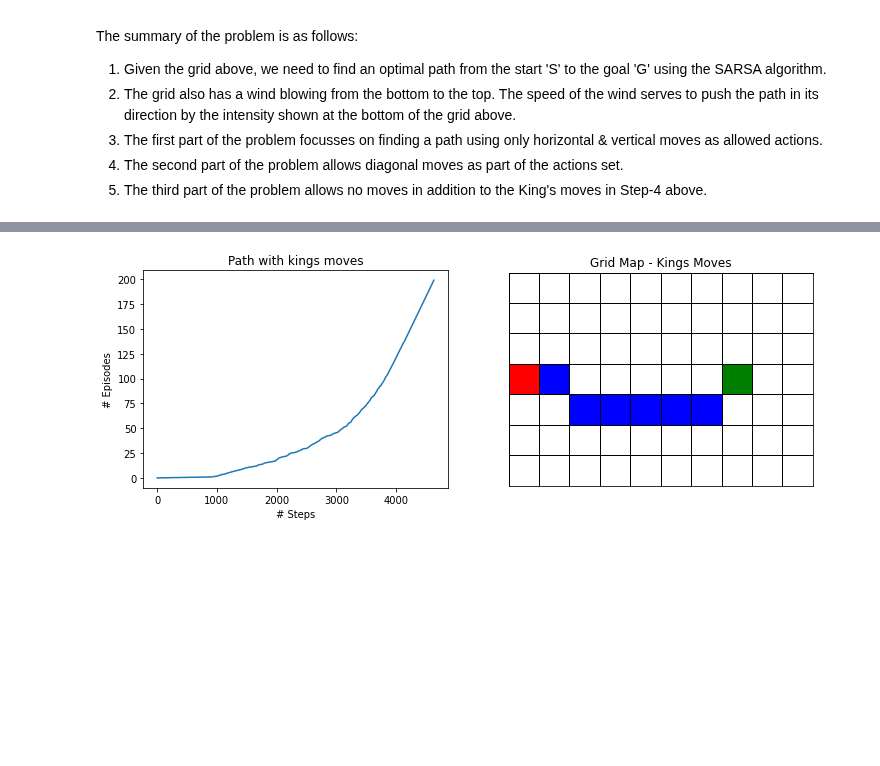
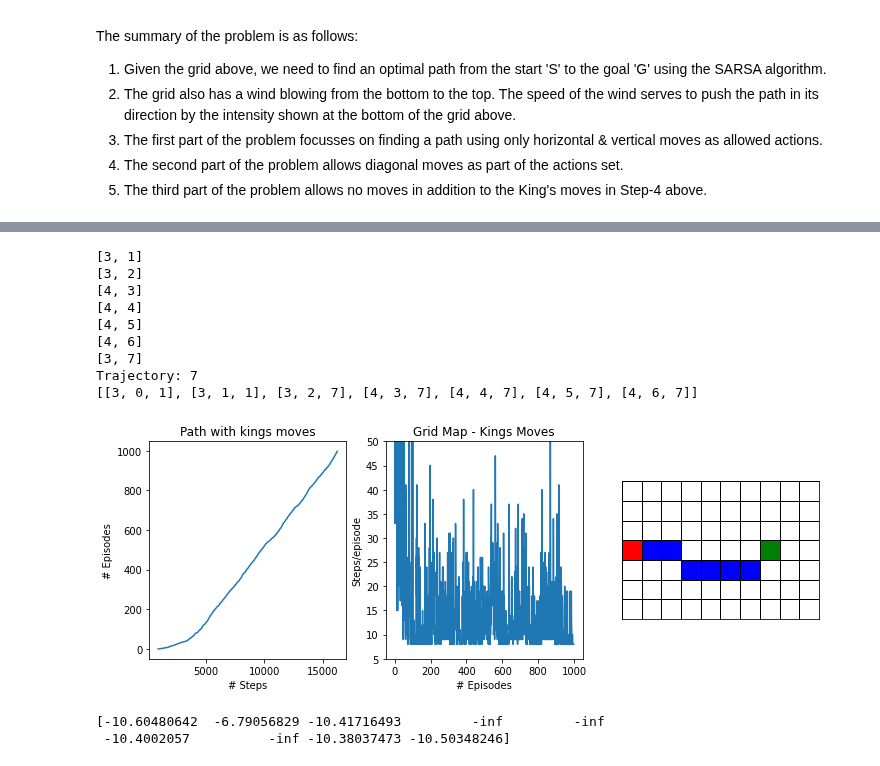
Before and after one commit to chandrusuresh/ReinforcementLearning, a Jupyter notebook: Ch6-TD_Learning/WindyGridworld.ipynb, the cells around one changed output, grey strips where cells are left out. Drawn from its saved outputs; the diff is of its cells as text; code cells hidden in the pictures; blank space fills up the shorter version.

```diff
--- a/Ch6-TD_Learning/WindyGridworld.ipynb
+++ b/Ch6-TD_Learning/WindyGridworld.ipynb
@@ -113,8 +131,7 @@ def SARSA(num_episodes,actions,epsilon,alpha,gamma):
 # %%
-num_episodes = 200
+num_episodes = 1000
 alpha = 0.5
 gamma = 1
-epsilon = 0.0
-
+epsilon = 0.1
+np.random.seed(0)
 Q,stats = SARSA(num_episodes,hv_actions,epsilon,alpha,gamma)
-traj = play_back(Q,hv_actions)
@@ -137,12 +191,28 @@ traj_kings = play_back(Q_kings,kings_moves)
 # %%
-fig,ax = plt.subplots(1,2,figsize=(12,4))
-ax[0].plot(list(stats_kings.values()),list(stats_kings.keys()))
+traj_kings = play_back(Q_kings,kings_moves)
+print('Trajectory:',len(traj_kings))
+print(traj_kings)
+fig,ax = plt.subplots(1,3,figsize=(12,4))
+ax[0].plot(stats_kings[:,1],stats_kings[:,0])
 ax[0].set_xlabel('# Steps')
 ax[0].set_ylabel('# Episodes')
 ax[0].set_title('Path with kings moves')
-plot_grid(ax[1],traj_kings)
+ax[1].plot(stats_kings[:,0],stats_kings[:,2])
+ax[1].set_ylabel('Steps/episode')
+ax[1].set_xlabel('# Episodes')
+ax[1].set_ylim([5,50])
+plot_grid(ax[2],traj_kings)
 ax[1].set_title('Grid Map - Kings Moves');
 # %% [output]
+[3, 1]
+[3, 2]
+[4, 3]
+[4, 4]
+[4, 5]
+[4, 6]
+[3, 7]
+Trajectory: 7
+[[3, 0, 1], [3, 1, 1], [3, 2, 7], [4, 3, 7], [4, 4, 7], [4, 5, 7], [4, 6, 7]]
-[figure, old version]
+[figure, new version]
 # %%
 kings_wStationary = kings_moves + [[0,0]]
@@ -152 +221,7 @@ traj_stationary = play_back(Q_stationary,kings_wStationary)
+# %%
+pos = start
+print(Q_stationary[pos[0],pos[1],:])
+# %% [output]
+[-10.60480642  -6.79056829 -10.41716493         -inf         -inf
+ -10.4002057          -inf -10.38037473 -10.50348246]
 # %%
```
Also changed, not shown: parts of 7 cells of this notebook.
